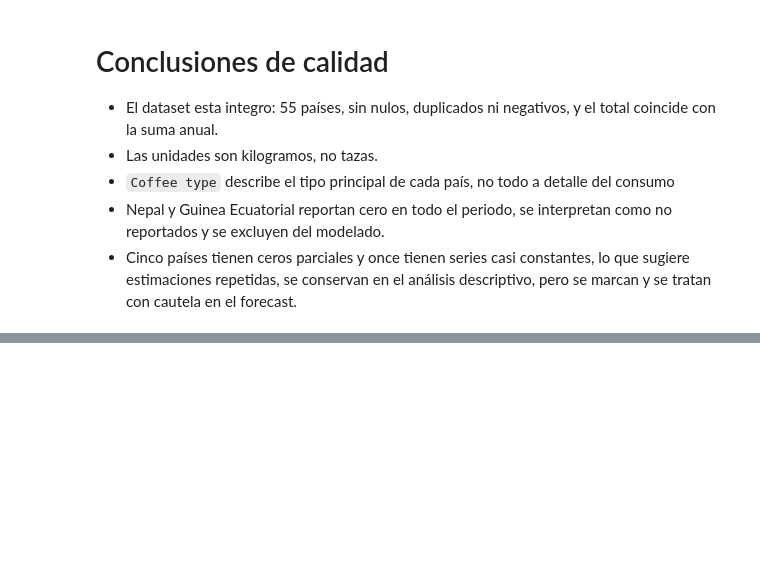
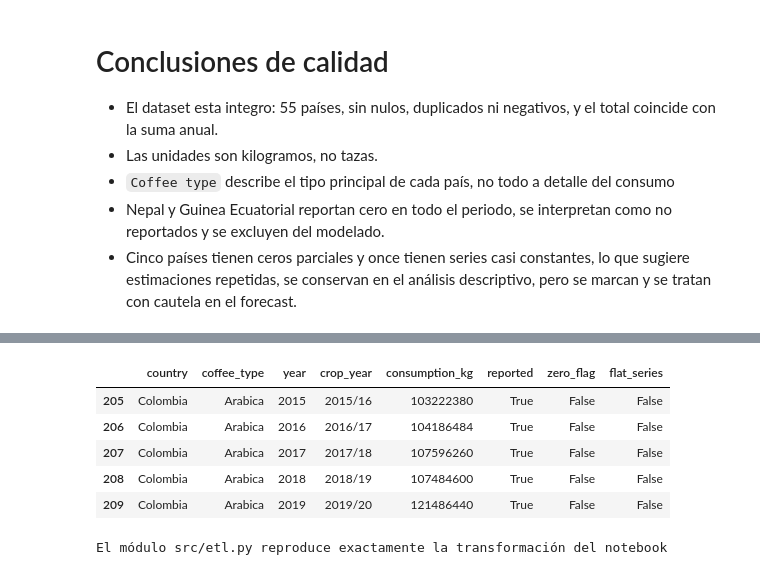
Before and after one commit to Nathmaury/Garden-Coffee, a Jupyter notebook: 01_notebook_eda/EDA_garden_coffee.ipynb, the cells around one changed output, grey strips where cells are left out. Drawn from its saved outputs; the diff is of its cells as text; code cells hidden in the pictures; blank space fills up the shorter version.

Commit message:
feat: transformación a formato largo y módulo ETL con DuckDB

```diff
--- a/01_notebook_eda/EDA_garden_coffee.ipynb
+++ b/01_notebook_eda/EDA_garden_coffee.ipynb
@@ -127,0 +187,17 @@ planas.sort_values("valores_distintos")
+# %%
+df_long.query("country == 'Colombia'").tail()
+# %% [output]
+|  | country | coffee_type | year | crop_year | consumption_kg | reported | zero_flag | flat_series |
+| 205 | Colombia | Arabica | 2015 | 2015/16 | 103222380 | True | False | False |
+| 206 | Colombia | Arabica | 2016 | 2016/17 | 104186484 | True | False | False |
+| 207 | Colombia | Arabica | 2017 | 2017/18 | 107596260 | True | False | False |
+| 208 | Colombia | Arabica | 2018 | 2018/19 | 107484600 | True | False | False |
+| 209 | Colombia | Arabica | 2019 | 2019/20 | 121486440 | True | False | False |
+# %%
+from src import etl
+
+df_check = etl.to_long(etl.load_raw())
+pd.testing.assert_frame_equal(df_check, df_long)
+print("El modulo src/etl.py reproduce exactamente la transformación del notebook")
+# %% [output]
+El módulo src/etl.py reproduce exactamente la transformación del notebook
```
Also changed, not shown: parts of 4 cells of this notebook, 1 other file.
